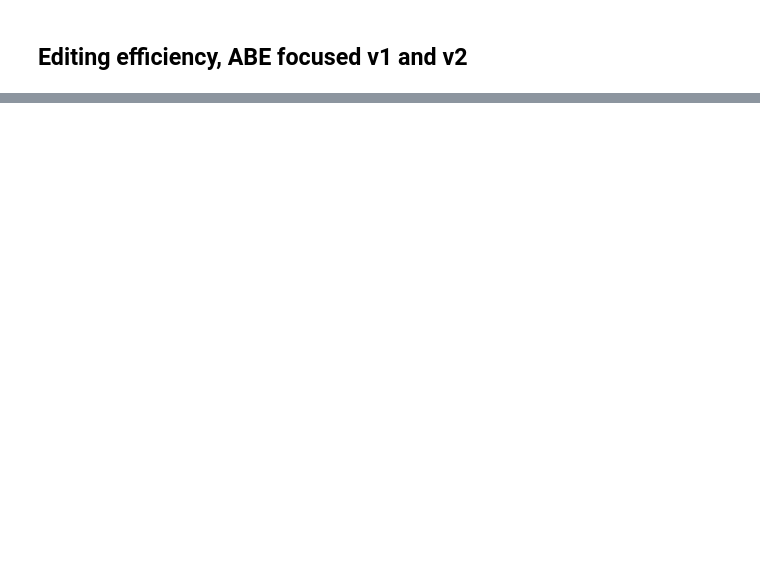
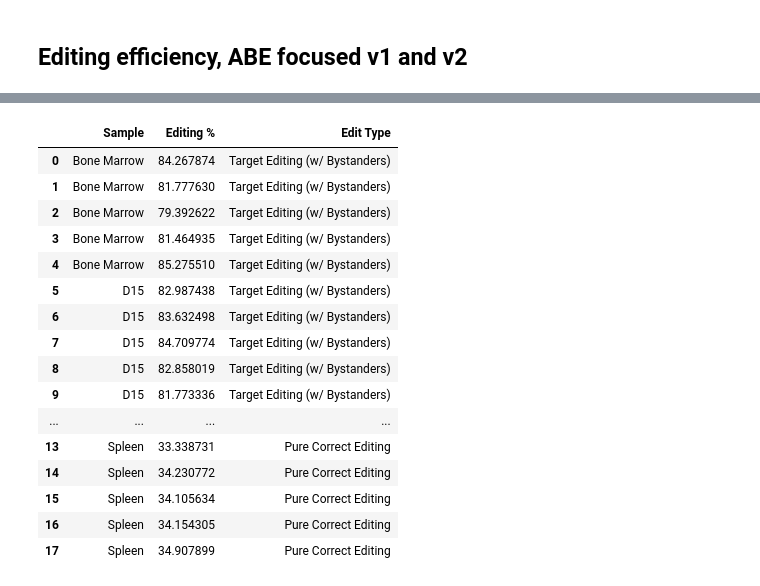
Before and after one commit to kexindon/B-ALL-in-vivo-base-editing, a Jupyter notebook: supplemental_focused_qc.ipynb, the cells around one changed output, grey strips where cells are left out. Cells and saved outputs as stored; diff of their text form; code cells hidden in the pictures; blank space fills up the shorter version.

```diff
--- a/supplemental_focused_qc.ipynb
+++ b/supplemental_focused_qc.ipynb
@@ -98,0 +15,11 @@ plt.show()
+# %%
+fp1 = 'crispresso/focused'
+fp2 = 'crispresso/fsr'
+ABE_BC_RAW = sorted(os.listdir(f'{fp1}/ABE_BC'))
+ABE_EPO_RAW = sorted(os.listdir(f'{fp1}/ABE_EPO'))
+ABE_BC_v2_RAW = sorted(os.listdir(f'{fp2}/ABE_BC'))
+ABE_EPO_v2_RAW = sorted(os.listdir(f'{fp2}/ABE_EPO'))
+
+#set filters for minimum number of sensor reads
+min_sensor_reads = 50
+name_dict = { 'spleen':'Spleen', 'bm':'Bone Marrow', 'd5':'D5', 'd15':'D15', 'lib':'Plasmid', 'input':'Input (D0)'}
@@ -98,0 +148,25 @@ plt.show()
+# %%
+i = 'input_compact_unfiltered.csv'
+g = pd.read_csv(f'{fp1}/ABE_EPO/{i}').rename(columns = {'Guide_ID':'gRNA_id'})
+g2 = pd.merge(g, ABE, on='gRNA_id')
+# %%
+t = []
+corr = []
+name = []
+
+for i in ABE_EPO_RAW:
+    print(i)
+    g = pd.read_csv(f'{fp1}/ABE_EPO/{i}').rename(columns = {'Guide_ID':'gRNA_id'})
+    g2 = pd.merge(g, ABE, on='gRNA_id')
+    g2 = g2[g2['Reads_aligned_all_amplicons']>=min_sensor_reads]
+    t.append(np.average(g2['target_base_edit_perc']))
+    corr.append(np.average(g2['corr_perc']))
+
+list_samples = ['bm']*5+['d15']*5+['d5','input','lib']+['spleen']*5
+
+name = [name_dict[x] for x in list_samples]
+ABE_EPO_editing1 = pd.DataFrame(dict(zip(['Sample', 'Editing %',], [name, t,])))
+ABE_EPO_editing2 = pd.DataFrame(dict(zip(['Sample', 'Editing %'], [name, corr])))
+ABE_EPO_editing1['Edit Type'] = 'Target Editing (w/ Bystanders)'
+ABE_EPO_editing2['Edit Type'] = 'Pure Correct Editing'
+ABE_EPO_EDITING = pd.concat((ABE_EPO_editing1, ABE_EPO_editing2))
@@ -98,0 +192,20 @@ plt.show()
+# %%
+ABE_EPO_EDITING
+# %% [output]
+|  | Sample | Editing % | Edit Type |
+| 0 | Bone Marrow | 84.267874 | Target Editing (w/ Bystanders) |
+| 1 | Bone Marrow | 81.777630 | Target Editing (w/ Bystanders) |
+| 2 | Bone Marrow | 79.392622 | Target Editing (w/ Bystanders) |
+| 3 | Bone Marrow | 81.464935 | Target Editing (w/ Bystanders) |
+| 4 | Bone Marrow | 85.275510 | Target Editing (w/ Bystanders) |
+| 5 | D15 | 82.987438 | Target Editing (w/ Bystanders) |
+| 6 | D15 | 83.632498 | Target Editing (w/ Bystanders) |
+| 7 | D15 | 84.709774 | Target Editing (w/ Bystanders) |
+| 8 | D15 | 82.858019 | Target Editing (w/ Bystanders) |
+| 9 | D15 | 81.773336 | Target Editing (w/ Bystanders) |
+| ... | ... | ... | ... |
+| 13 | Spleen | 33.338731 | Pure Correct Editing |
+| 14 | Spleen | 34.230772 | Pure Correct Editing |
+| 15 | Spleen | 34.105634 | Pure Correct Editing |
+| 16 | Spleen | 34.154305 | Pure Correct Editing |
+| 17 | Spleen | 34.907899 | Pure Correct Editing |
```
Also changed, not shown: parts of 18 cells of this notebook, 2 other files.
